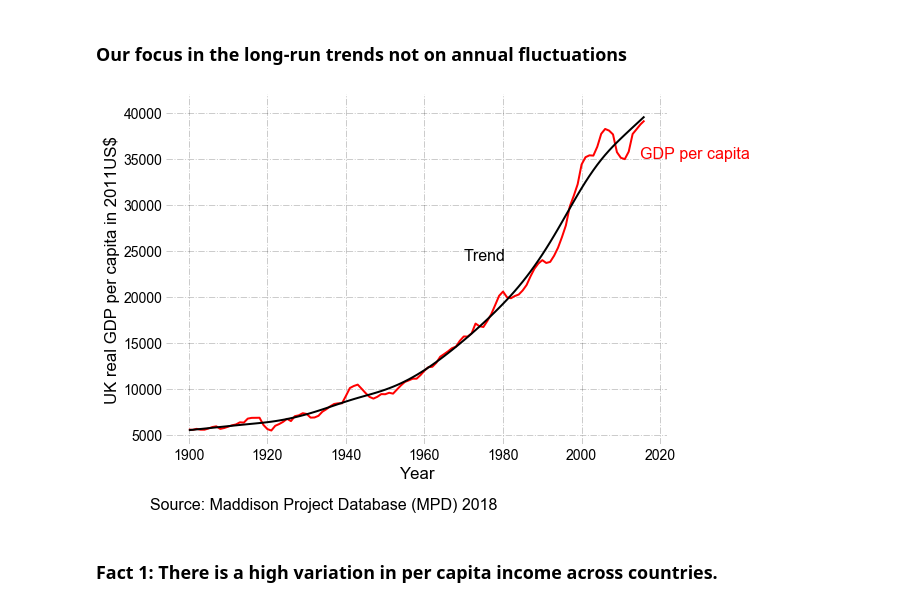
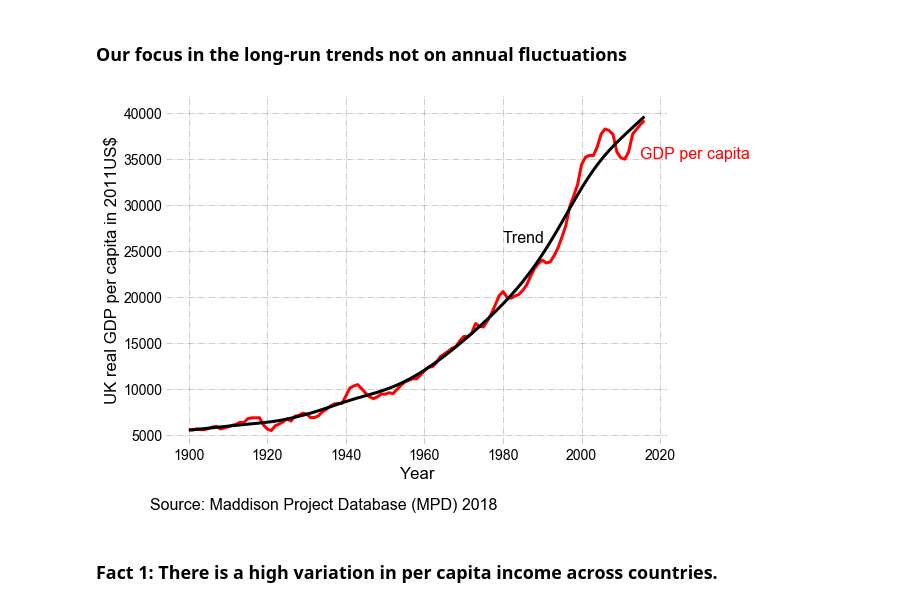
Before and after one commit to gunerilhan/economicgrowth, a Jupyter notebook: lecture1/visuals/lecture1.ipynb, the cells around one changed output. Cells and saved outputs as stored; diff of their text form; code cells hidden in the pictures.

```diff
--- a/lecture1/visuals/lecture1.ipynb
+++ b/lecture1/visuals/lecture1.ipynb
@@ -181,22 +185,22 @@ GBR = df[df.countrycode=='GBR'].set_index('year').cgdppc.dropna()
 cycle, trend = sm.tsa.filters.hpfilter(GBR.loc[1900:],1600)
 # %%
 fig,ax = plt.subplots(figsize=(8,6))
-ax.plot(GBR.loc[1900:],'r',linewidth=2,label='GDP per capita')
-ax.plot(trend,'k',linewidth=2, label='Trend')
+ax.plot(GBR.loc[1900:],'r',linewidth=3,label='GDP per capita')
+ax.plot(trend,'k',linewidth=3, label='Trend')
 #ax.legend(loc='upper left',frameon=False)
 ax.annotate('GDP per capita',(2015,GBR.loc[2010]),color='r',fontsize=16)
-ax.annotate('Trend',(1970,GBR.loc[1990]),color='k',fontsize=16)
+ax.annotate('Trend',(1980,GBR.loc[1990]+2000),color='k',fontsize=16)
 ax.set_ylim(ymin = 4000,ymax=42000)
 ax.set_ylabel('UK real GDP per capita in 2011US$')
 ax.spines["left"].set_visible(False)
 ax.spines["bottom"].set_visible(False)
 ax.spines["right"].set_visible(False)
 ax.spines["top"].set_visible(False)
 ax.set_xlabel('Year')
 plt.text(1890,-3000,'Source: Maddison Project Database (MPD) 2018',fontsize=16)
 plt.savefig('../files/UK-gdp-trend.svg',bbox_inches='tight')
 # %% [output]
-[figure, old version]
+[figure, new version]
 # %% [markdown]
 ### Fact 1: There is a high variation in per capita income across countries.
 # %%
```
Also changed, not shown: parts of 3 cells of this notebook, 42 other files.
